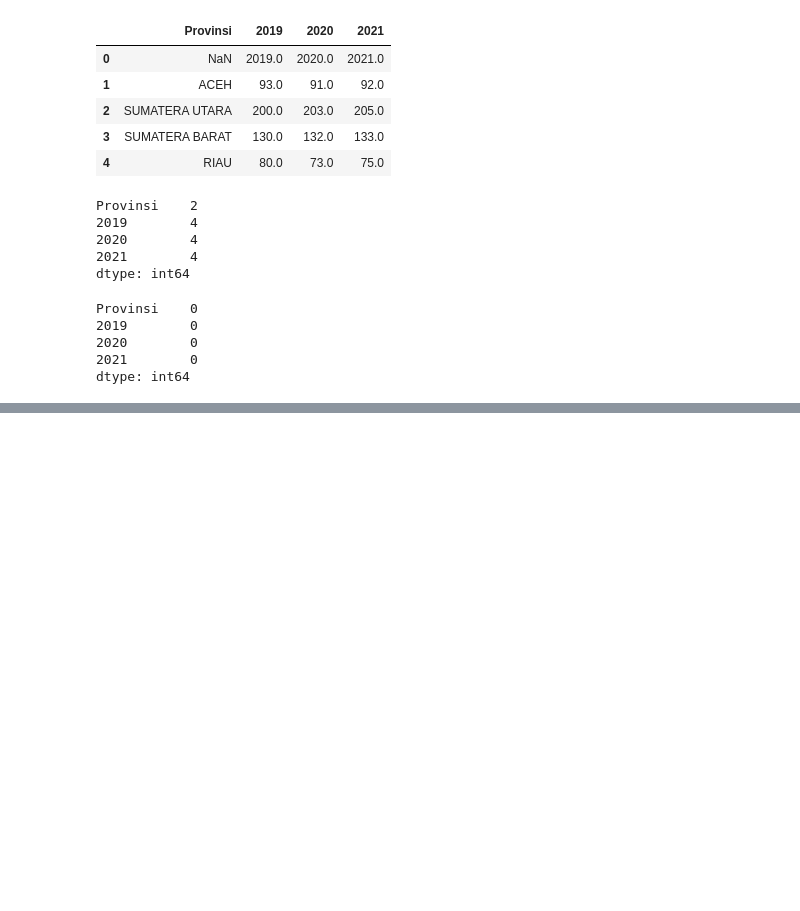
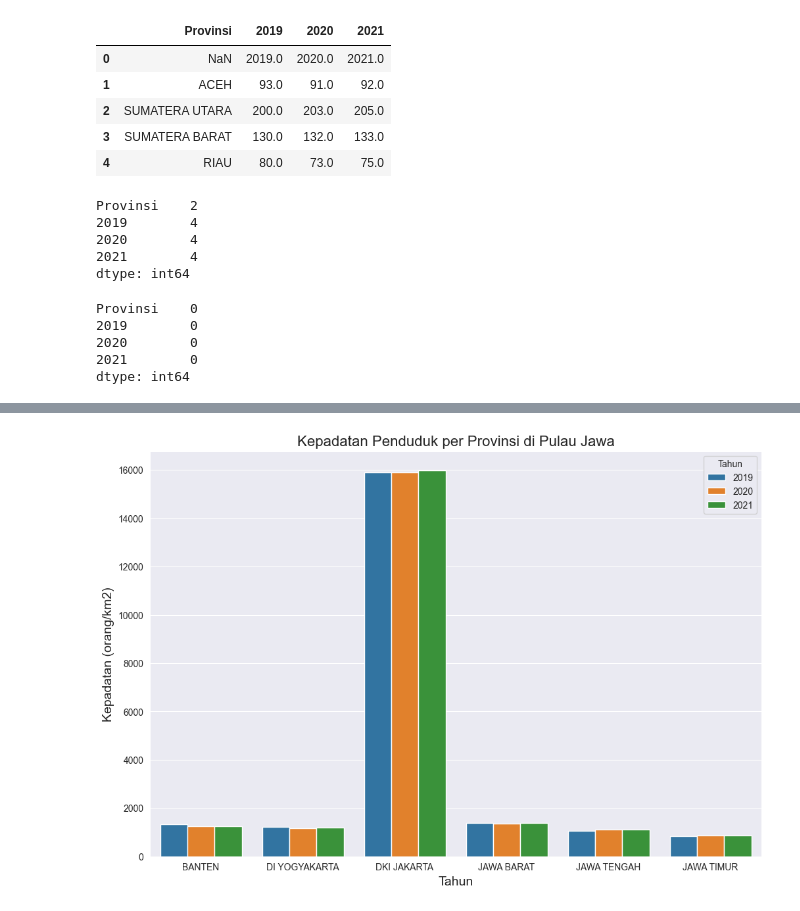
Before and after one commit to qznr/Smt2, a Jupyter notebook: Python/Statistika/KepadatanPenduduk.ipynb, the cells around one changed output, grey strips where cells are left out. Drawn from its saved outputs; the diff is of its cells as text; code cells hidden in the pictures; blank space fills up the shorter version.

```diff
--- a/Python/Statistika/KepadatanPenduduk.ipynb
+++ b/Python/Statistika/KepadatanPenduduk.ipynb
@@ -68,0 +73,3 @@ df.describe()
+# %%
+df_melt = pd.melt(df, id_vars='Provinsi', var_name='Tahun', value_name='Kepadatan')
+df_melt
@@ -68,0 +94,10 @@ df.describe()
+# %%
+plt.figure(figsize=(12,8))
+sns.set_style('darkgrid')
+sns.barplot(data=df_melt,x='Provinsi',y='Kepadatan',hue='Tahun')
+plt.title('Kepadatan Penduduk per Provinsi di Pulau Jawa', fontsize=16)
+plt.xlabel('Tahun', fontsize=14)
+plt.ylabel('Kepadatan (orang/km2)', fontsize=14)
+plt.show()
+# %% [output]
+[figure, added]
```
Also changed, not shown: parts of 8 cells of this notebook.
